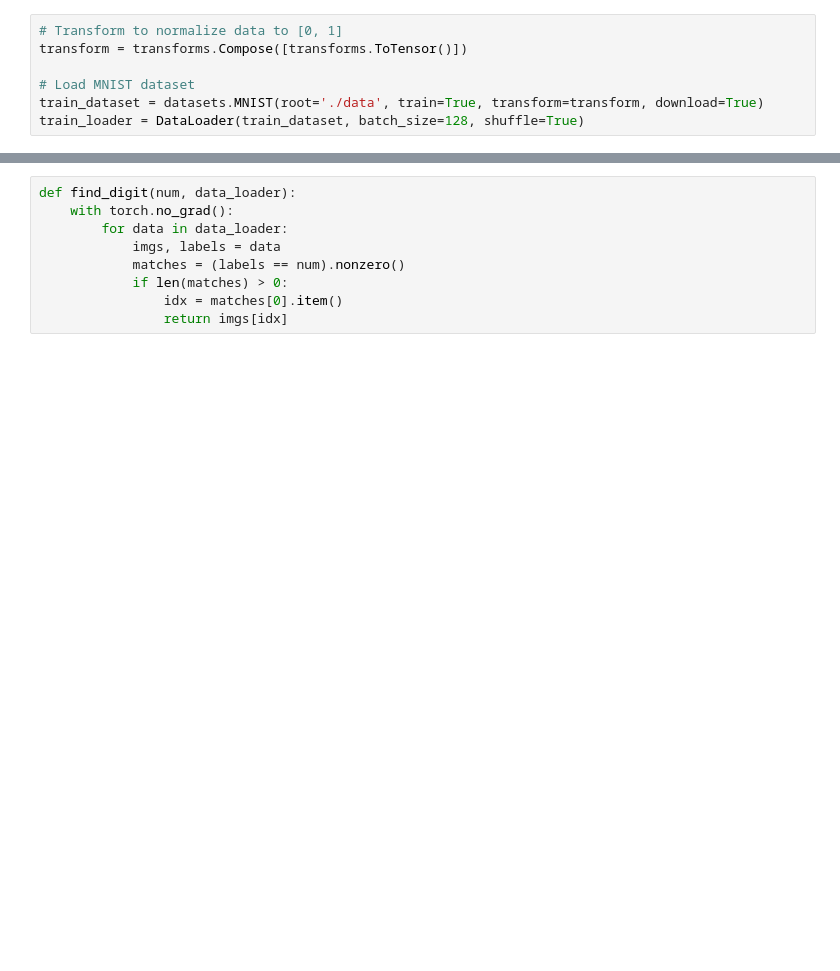
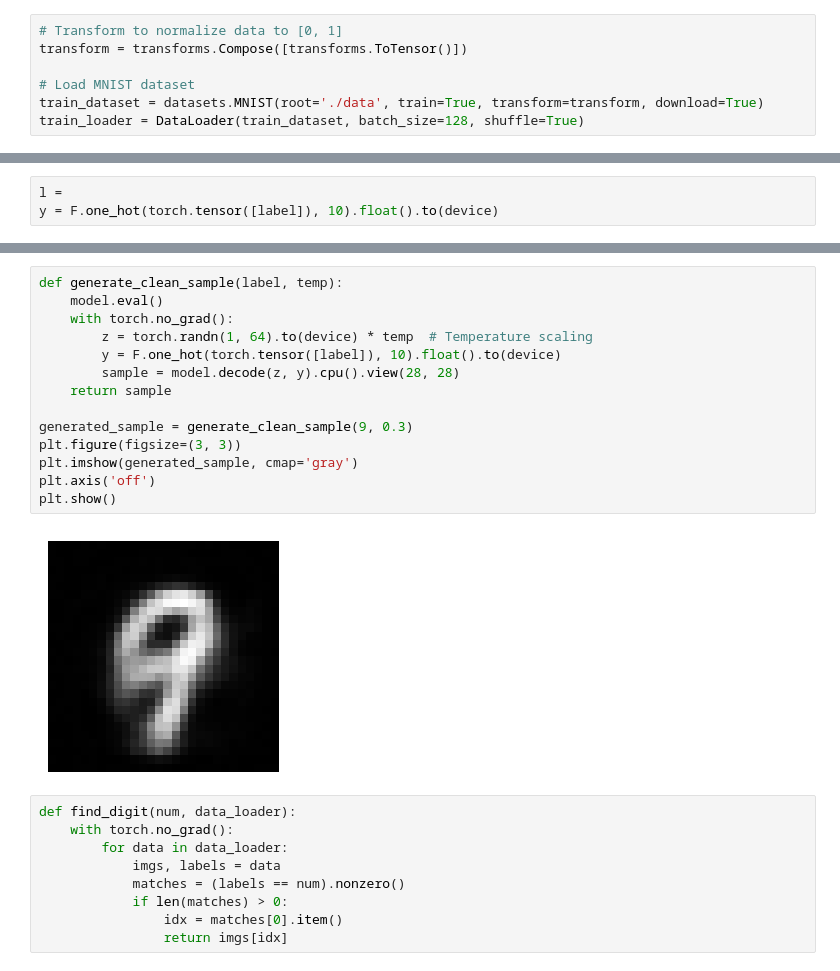
Before and after one commit to fstp/setup_notebook_server, a Jupyter notebook: notebooks/variational_auto_encoder.ipynb, the cells around one changed output, grey strips where cells are left out. Drawn from its saved outputs; the diff is of its cells as text; blank space fills up the shorter version.

```diff
--- a/notebooks/variational_auto_encoder.ipynb
+++ b/notebooks/variational_auto_encoder.ipynb
@@ -221,0 +228,3 @@ plot_random_samples(8, 8, figsize=(10,10))
+# %%
+l =
+y = F.one_hot(torch.tensor([label]), 10).float().to(device)
@@ -222,3 +249,19 @@ plot_random_samples(8, 8, figsize=(10,10))
+# %%
+def generate_clean_sample(label, temp):
+    model.eval()
+    with torch.no_grad():
+        z = torch.randn(1, 64).to(device) * temp  # Temperature scaling
+        y = F.one_hot(torch.tensor([label]), 10).float().to(device)
+        sample = model.decode(z, y).cpu().view(28, 28)
+    return sample
+
+generated_sample = generate_clean_sample(9, 0.3)
+plt.figure(figsize=(3, 3))
+plt.imshow(generated_sample, cmap='gray')
+plt.axis('off')
+plt.show()
+# %% [output]
+[figure, added]
 # %%
 def find_digit(num, data_loader):
     with torch.no_grad():
```
Also changed, not shown: parts of 15 cells of this notebook.
